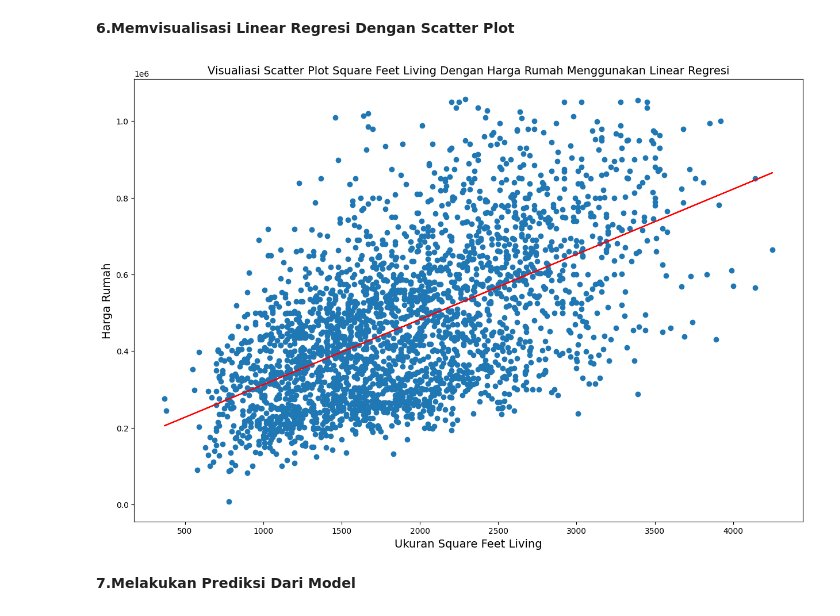
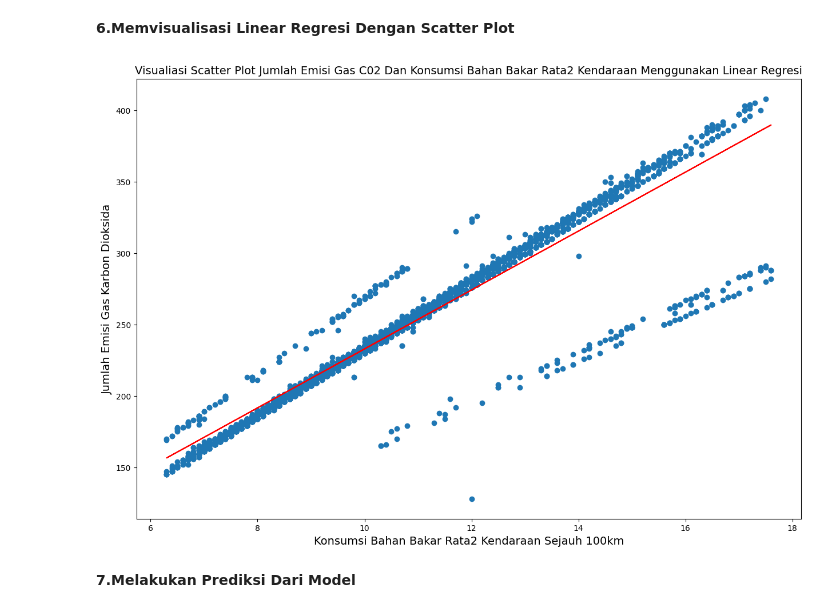
Before and after one commit to HaikalRFadhilahh/fp-BigDataPA, a Jupyter notebook: UAS_BDPA_REVISI.ipynb, the cells around one changed output. Cells and saved outputs as stored; diff of their text form; code cells hidden in the pictures.

Commit message:
Regresi Donee

```diff
--- a/UAS_BDPA_REVISI.ipynb
+++ b/UAS_BDPA_REVISI.ipynb
@@ -214 +202,10 @@ def clear_outliers (dataset,kolom):
+# %%
+# Membersikan Outliers Kolom Fuel Consumption Hwy (L/100 km)
+df = clear_outliers(df,'Fuel Consumption Hwy (L/100 km)')
+# %%
+# Membersikan Outliers Kolom Fuel Consumption Comb (L/100 km)
+df = clear_outliers(df,'Fuel Consumption Comb (L/100 km)')
+# %%
+# Membersikan Outliers Kolom Fuel Consumption Comb (mpg)
+df = clear_outliers(df,'Fuel Consumption Comb (mpg)')
 # %%
@@ -482,3 +427,6 @@ y = df['price']
+# %%
+X = df[['Fuel Consumption Comb (L/100 km)']] #Mendeklarasikan Variabel X sebagai variabel bebas (Konsumsi Bahan Bakar Rata2 Kendaraan Sejauh 100km)
+y = df['CO2 Emissions(g/km)'] #Mendeklarasikan Variabel y sebagai variabel terikat (Emisi Gas Karbon Dioksida)
 # %% [markdown]
 <p><b>2.Membagi Data Menjadi 2 Yaitu Data Train dan Data Test</b></p>
 # %%
@@ -515,13 +463,13 @@ Nilai Intercept :  142247.65993061557
 # %%
 fig,ax = plt.subplots(figsize=(15,10))
 plt.scatter(X_train,y_train)
-ax.plot(X_train, linreg_model.coef_[0]*X_train + linreg_model.intercept_, '-r')
-plt.title("Visualiasi Scatter Plot Square Feet Living Dengan Harga Rumah Menggunakan Linear Regresi",fontsize="14")
-plt.xlabel("Ukuran Square Feet Living",fontsize="14")
-plt.ylabel("Harga Rumah",fontsize="14")
+ax.plot(X_train, linreg_model.coef_*X_train + linreg_model.intercept_, '-r')
+plt.title("Visualiasi Scatter Plot Jumlah Emisi Gas C02 Dan Konsumsi Bahan Bakar Rata2 Kendaraan Menggunakan Linear Regresi",fontsize="14")
+plt.xlabel("Konsumsi Bahan Bakar Rata2 Kendaraan Sejauh 100km",fontsize="14")
+plt.ylabel("Jumlah Emisi Gas Karbon Dioksida",fontsize="14")
 plt.show()
 # %% [output]
-[figure, old version]
+[figure, new version]
 # %% [markdown]
 <p><b>7.Melakukan Prediksi Dari Model</b></p>
 # %%
```
Also changed, not shown: parts of 63 cells of this notebook, 2 other files.
